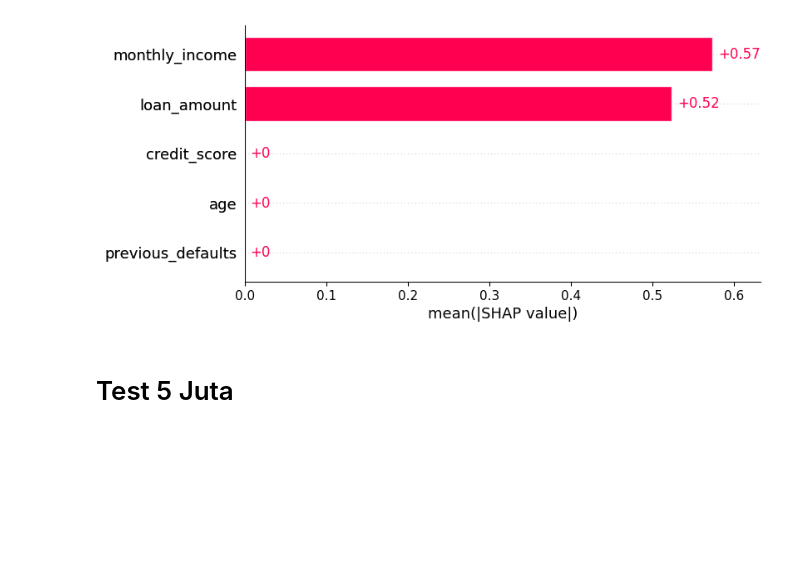
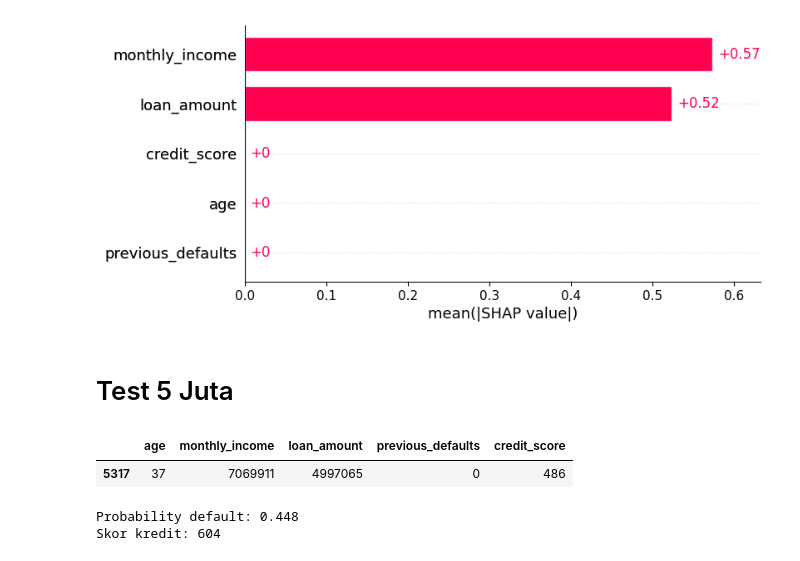
Before and after one commit to jesselynmu/submission, a Jupyter notebook: notebooks/B_modeling.ipynb, the cells around one changed output. Drawn from its saved outputs; the diff is of its cells as text; code cells hidden in the pictures; blank space fills up the shorter version.

```diff
--- a/notebooks/B_modeling.ipynb
+++ b/notebooks/B_modeling.ipynb
@@ -279,4 +279,17 @@ plt.close()
 # %%
 contoh_5juta = df_credit[(df_credit['loan_amount'] >= 4900000) & (df_credit['loan_amount'] <= 5100000)].sample(1, random_state=42)
 
-X_contoh = contoh_5juta.drop(columns=['application_id', 'default', 'credit_score'])
+X_contoh = contoh_5juta.drop(columns=['application_id', 'default'])
+X_contoh
+# %% [output]
+|  | age | monthly_income | loan_amount | previous_defaults | credit_score |
+| 5317 | 37 | 7069911 | 4997065 | 0 | 486 |
+# %%
+proba = models['Logistic Regression'].predict_proba(X_contoh)[:, 1]
+skor = prob_to_score(proba)[0]
+
+print(f"Probability default: {proba[0]:.3f}")
+print(f"Skor kredit: {skor:.0f}")
+# %% [output]
+Probability default: 0.448
+Skor kredit: 604
```
Also changed, not shown: parts of 1 cell of this notebook.
